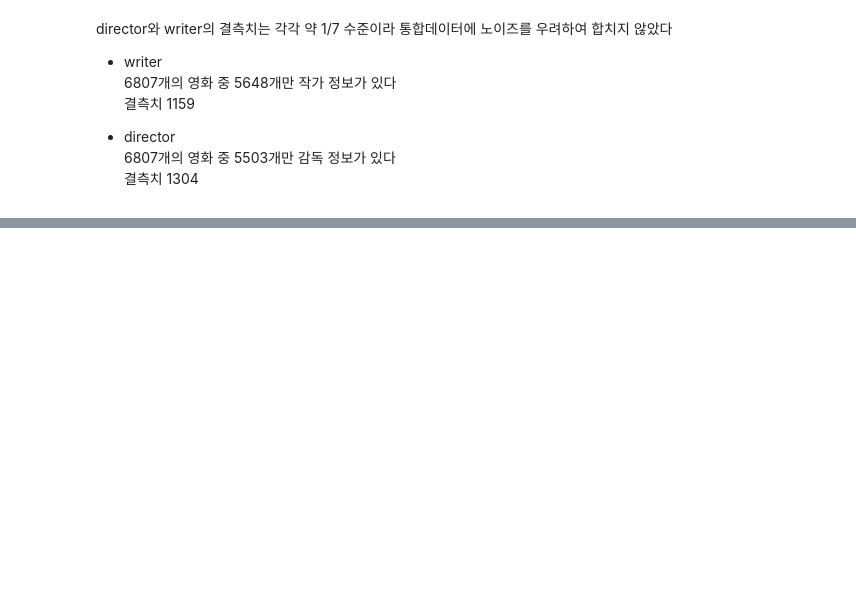
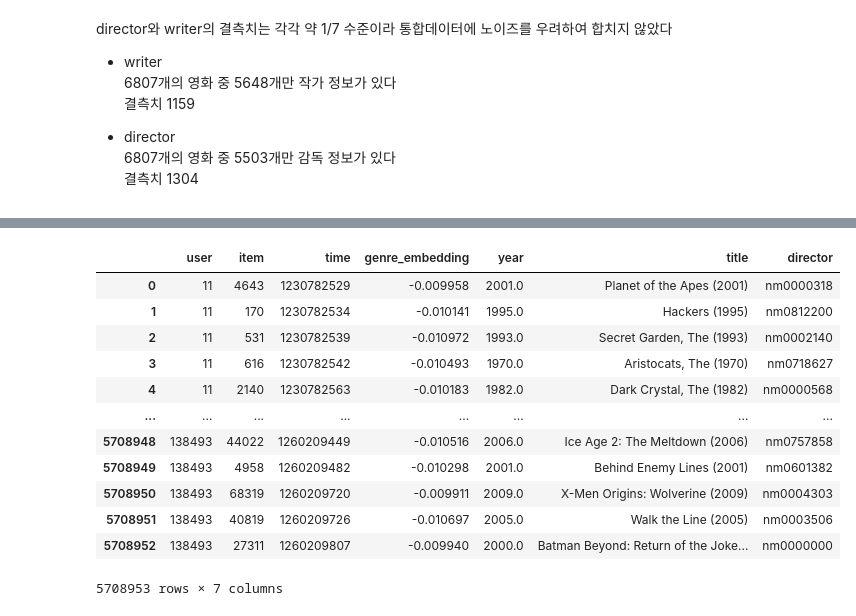
Before and after one commit to boostcampaitech4lv23recsys2/level2_movierecommendation_recsys-level2-recsys-08, a Jupyter notebook: FE/Feature_Engineering.ipynb, the cells around one changed output, grey strips where cells are left out. Saved outputs shown, nothing was run; the diff lists cells and outputs as text; code cells hidden in the pictures; blank space fills up the shorter version.

Commit message:
[Feat][이나현]director, writer inter수로 FE

```diff
--- a/FE/Feature_Engineering.ipynb
+++ b/FE/Feature_Engineering.ipynb
@@ -134,0 +146,6 @@ director와 writer의 결측치는 각각 약 1/7 수준이라 통합데이터
+# %%
+no_dir_item_df = pd.DataFrame([x for x in zip(no_dir_item_list, ['nm0000000']*len(no_dir_item_list))])
+# %%
+no_dir_item_df.columns=director_df.columns # 컬럼명 동일하게
+# %%
+director_df = pd.concat([director_df, no_dir_item_df]) # 기존 director_df 뒤에 감독없는 영화 추가
@@ -134,0 +168,18 @@ director와 writer의 결측치는 각각 약 1/7 수준이라 통합데이터
+# %%
+dir_df = ref_df.merge(director_df, how='left')
+# %%
+dir_df
+# %% [output]
+|  | user | item | time | genre_embedding | year | title | director |
+| 0 | 11 | 4643 | 1230782529 | -0.009958 | 2001.0 | Planet of the Apes (2001) | nm0000318 |
+| 1 | 11 | 170 | 1230782534 | -0.010141 | 1995.0 | Hackers (1995) | nm0812200 |
+| 2 | 11 | 531 | 1230782539 | -0.010972 | 1993.0 | Secret Garden, The (1993) | nm0002140 |
+| 3 | 11 | 616 | 1230782542 | -0.010493 | 1970.0 | Aristocats, The (1970) | nm0718627 |
+| 4 | 11 | 2140 | 1230782563 | -0.010183 | 1982.0 | Dark Crystal, The (1982) | nm0000568 |
+| ... | ... | ... | ... | ... | ... | ... | ... |
+| 5708948 | 138493 | 44022 | 1260209449 | -0.010516 | 2006.0 | Ice Age 2: The Meltdown (2006) | nm0757858 |
+| 5708949 | 138493 | 4958 | 1260209482 | -0.010298 | 2001.0 | Behind Enemy Lines (2001) | nm0601382 |
+| 5708950 | 138493 | 68319 | 1260209720 | -0.009911 | 2009.0 | X-Men Origins: Wolverine (2009) | nm0004303 |
+| 5708951 | 138493 | 40819 | 1260209726 | -0.010697 | 2005.0 | Walk the Line (2005) | nm0003506 |
+| 5708952 | 138493 | 27311 | 1260209807 | -0.009940 | 2000.0 | Batman Beyond: Return of the Joke... | nm0000000 |
+5708953 rows × 7 columns
```
Also changed, not shown: parts of 65 cells of this notebook.
